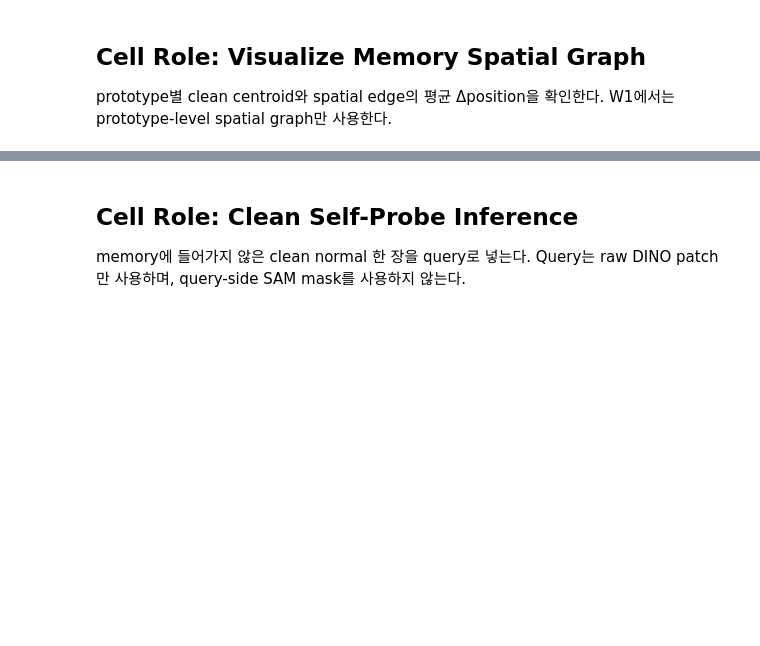
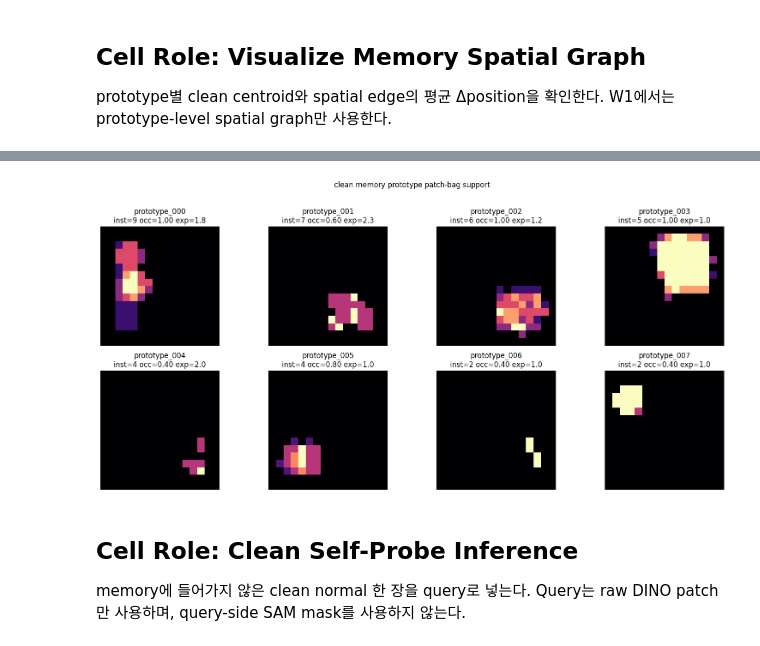
Before and after one commit to outSeop/ReGraM, a Jupyter notebook: experiments/validation/condition_shift_baseline/notebook/09_memory_anchored_ot_matching.ipynb, the cells around one changed output, grey strips where cells are left out. Saved outputs shown, nothing was run; the diff lists cells and outputs as text; code cells hidden in the pictures; blank space fills up the shorter version.

```diff
--- a/experiments/validation/condition_shift_baseline/notebook/09_memory_anchored_ot_matching.ipynb
+++ b/experiments/validation/condition_shift_baseline/notebook/09_memory_anchored_ot_matching.ipynb
@@ -338,3 +384,46 @@ display(edge_df)
+# %%
+def patch_positions_to_grid(positions: np.ndarray, grid_shape: tuple[int, int]) -> np.ndarray:
+    grid = np.zeros(grid_shape, dtype=np.float32)
+    if positions.size == 0:
+        return grid
+    xs = np.clip(np.rint(positions[:, 0] * max(grid_shape[1] - 1, 1)).astype(int), 0, grid_shape[1] - 1)
+    ys = np.clip(np.rint(positions[:, 1] * max(grid_shape[0] - 1, 1)).astype(int), 0, grid_shape[0] - 1)
+    for y, x in zip(ys, xs):
+        grid[y, x] += 1.0
+    if grid.max() > 0:
+        grid /= grid.max()
+    return grid
+
+
+def prototype_support_grid(entry, grid_shape: tuple[int, int]) -> np.ndarray:
+    grids = [patch_positions_to_grid(instance.patch_positions, grid_shape) for instance in entry.instances]
+    if not grids:
+        return np.zeros(grid_shape, dtype=np.float32)
+    support = np.mean(np.stack(grids, axis=0), axis=0)
+    if support.max() > 0:
+        support /= support.max()
+    return support
+
+feature_grid_shape = next(iter(memory.prototypes.values())).instances[0].patch_features.shape[0]
+query_grid_shape = query_feature_map.shape[:2] if 'query_feature_map' in globals() else extract_dino_feature_map(clean_image_path(PROBE_SAMPLE_ID)).shape[:2]
+num_cols = min(4, max(1, len(memory.prototypes)))
+num_rows = int(math.ceil(len(memory.prototypes) / num_cols))
+fig, axes = plt.subplots(num_rows, num_cols, figsize=(4 * num_cols, 3.6 * num_rows))
+axes = np.asarray(axes).reshape(-1)
+for ax, (prototype_id, entry) in zip(axes, memory.prototypes.items()):
+    support = prototype_support_grid(entry, query_grid_shape)
+    im = ax.imshow(support, cmap='magma', vmin=0, vmax=1)
+    ax.set_title(
+        f"{prototype_id}\ninst={len(entry.instances)} occ={entry.occurrence_rate:.2f} exp={entry.expected_instance_count:.1f}"
+    )
+    ax.axis('off')
+for ax in axes[len(memory.prototypes):]:
+    ax.axis('off')
+fig.suptitle('clean memory prototype patch-bag support', y=1.02)
+plt.tight_layout()
+plt.show()
+# %% [output]
+[figure, added]
 # %% [markdown]
 ## Cell Role: Clean Self-Probe Inference
 
```
Also changed, not shown: parts of 10 cells of this notebook, 3 other files.
